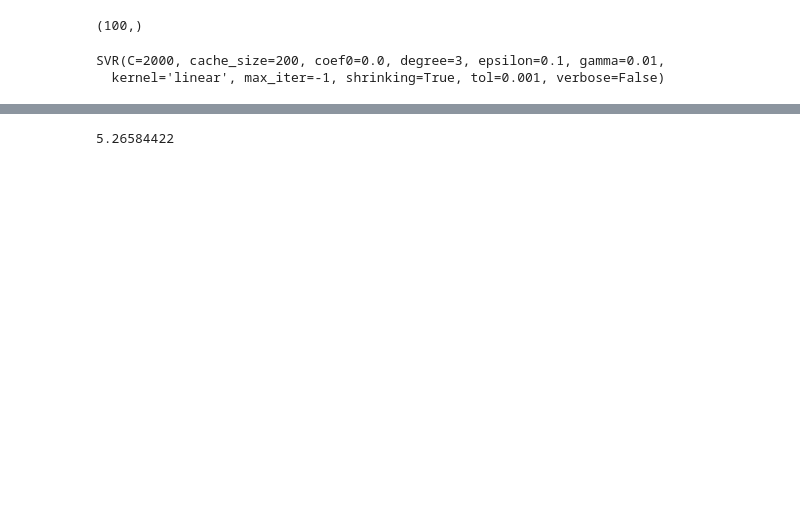
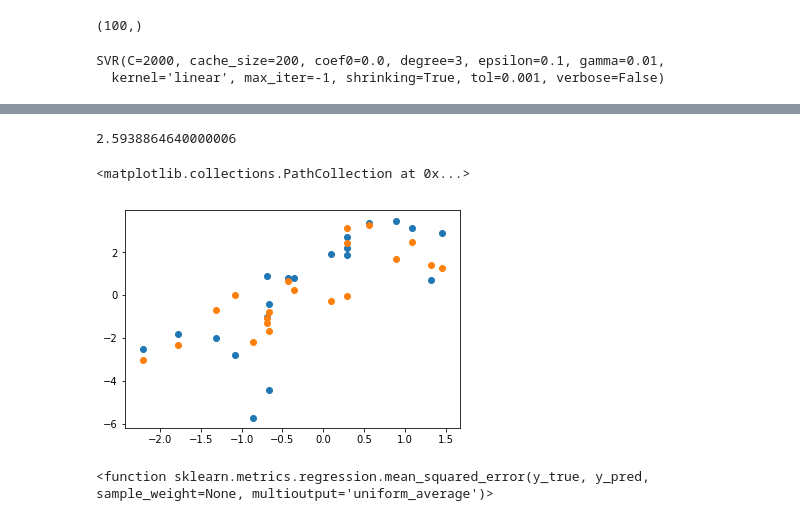
Before and after one commit to boledadian/cammp_7, a Jupyter notebook: P3_optional/Untitled.ipynb, the cells around one changed output, grey strips where cells are left out. Cells and saved outputs as stored; diff of their text form; code cells hidden in the pictures; blank space fills up the shorter version.

```diff
--- a/P3_optional/Untitled.ipynb
+++ b/P3_optional/Untitled.ipynb
@@ -199,8 +231,16 @@ mean_squared_error(Y_pred,Y_test)
 # %%
 from sklearn.neighbors import KNeighborsRegressor
-log = KNeighborsRegressor(n_neighbors=)
+log = KNeighborsRegressor(n_neighbors=5)
 log.fit(X_train, Y_train)
 Y_pred = log.predict(X_test)
-mean_squared_error(Y_pred,Y_test)
+print(mean_squared_error(Y_pred,Y_test))
+plt.scatter(X_test[:, 0], Y_test)
+plt.scatter(X_test[:, 0], Y_pred)
 # %% [output]
-5.26584422
+2.5938864640000006
+<matplotlib.collections.PathCollection at 0x...>
+[figure, added]
+# %%
+mean_squared_error
+# %% [output]
+<function sklearn.metrics.regression.mean_squared_error(y_true, y_pred, sample_weight=None, multioutput='uniform_average')>
```
Also changed, not shown: parts of 18 cells of this notebook, 1 other file.
